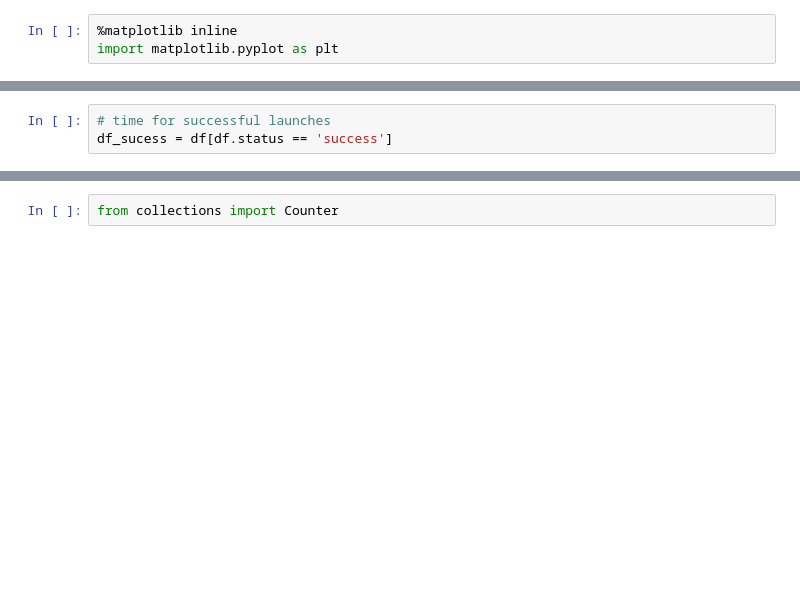
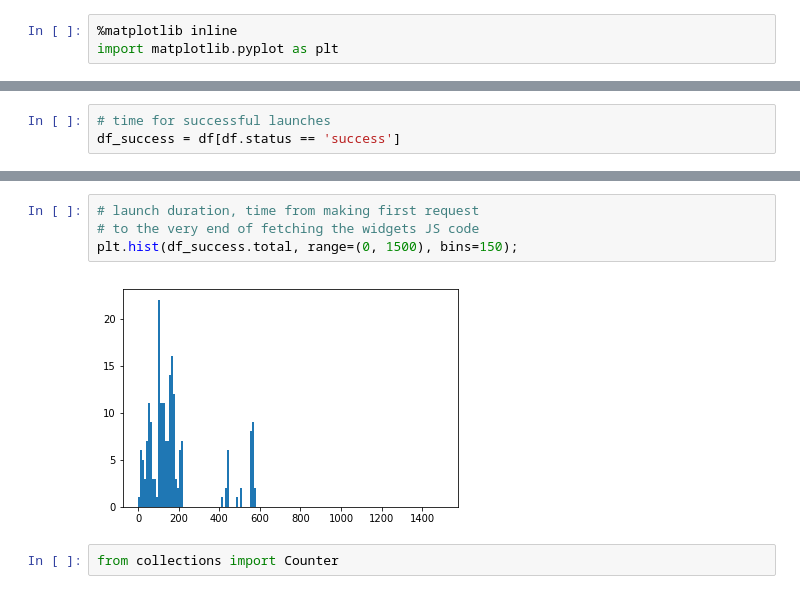
Before and after one commit to jupyterhub/mybinder.org-deploy, a Jupyter notebook: scripts/analyse-loadtest-results.ipynb, the cells around one changed output, grey strips where cells are left out. Saved outputs shown, nothing was run; the diff lists cells and outputs as text; blank space fills up the shorter version.

```diff
--- a/scripts/analyse-loadtest-results.ipynb
+++ b/scripts/analyse-loadtest-results.ipynb
@@ -29,3 +54,3 @@ df.head()
 # %%
 # time for successful launches
-df_sucess = df[df.status == 'success']
+df_success = df[df.status == 'success']
@@ -45,3 +69,9 @@ plt.hist(df_sucess.total, range=(0, 40), bins=40);
+# %%
+# launch duration, time from making first request
+# to the very end of fetching the widgets JS code
+plt.hist(df_success.total, range=(0, 1500), bins=150);
+# %% [output]
+[figure, added]
 # %%
 from collections import Counter
 # %%
```
Also changed, not shown: parts of 16 cells of this notebook, 1 other file.
